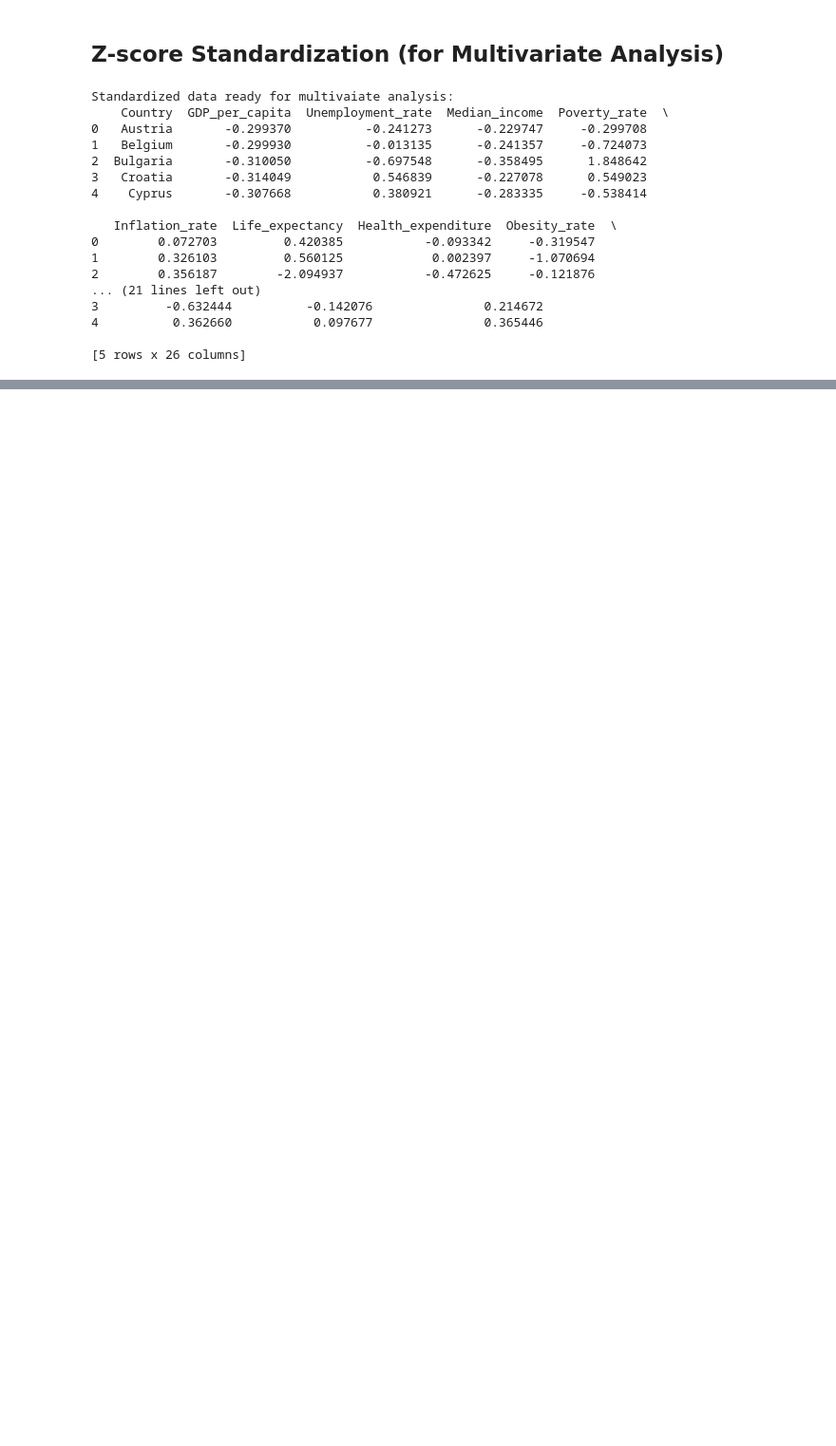
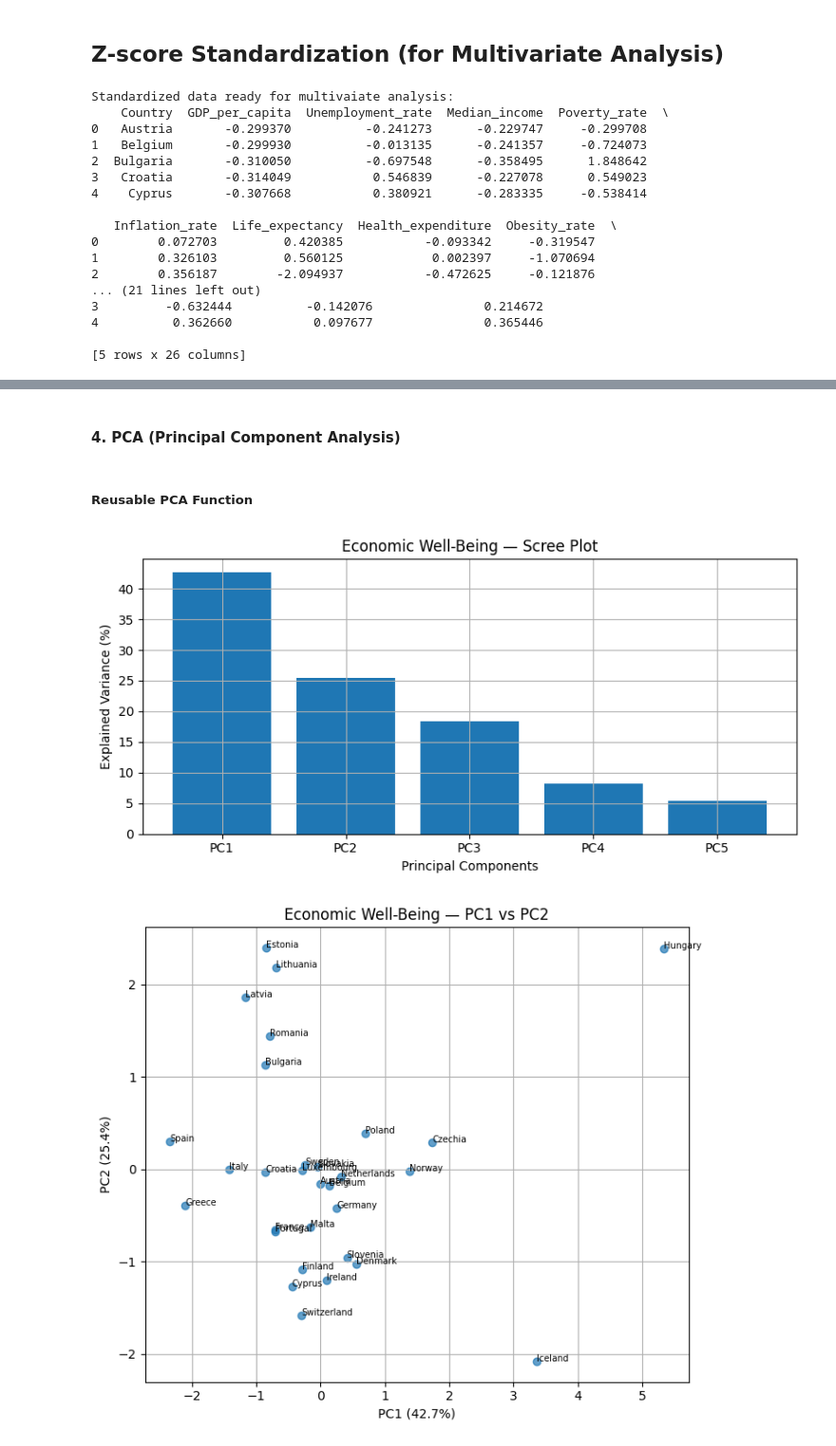
Before and after one commit to RaveenaRathnam/Composite_Index_DAV, a Jupyter notebook: index.ipynb, the cells around one changed output, grey strips where cells are left out. Shown at 95% size. Saved outputs shown, nothing was run; the diff lists cells and outputs as text; code cells hidden in the pictures; blank space fills up the shorter version.

```diff
--- a/index.ipynb
+++ b/index.ipynb
@@ -701,0 +772,4 @@ Standardized data ready for multivaiate analysis:
+# %% [markdown]
+#### 4. PCA (Principal Component Analysis)
+# %% [markdown]
+##### Reusable PCA Function
@@ -701,0 +837,6 @@ Standardized data ready for multivaiate analysis:
+# %%
+econ_vars = ['GDP_per_capita', 'Unemployment_rate', 'Median_income', 'Poverty_rate', 'Inflation_rate']
+econ_pca_df = run_pca_on_subindex(standardized_df, econ_vars, "Economic Well-Being")
+# %% [output]
+[figure, added]
+[figure, added]
```
Also changed, not shown: parts of 15 cells of this notebook.
